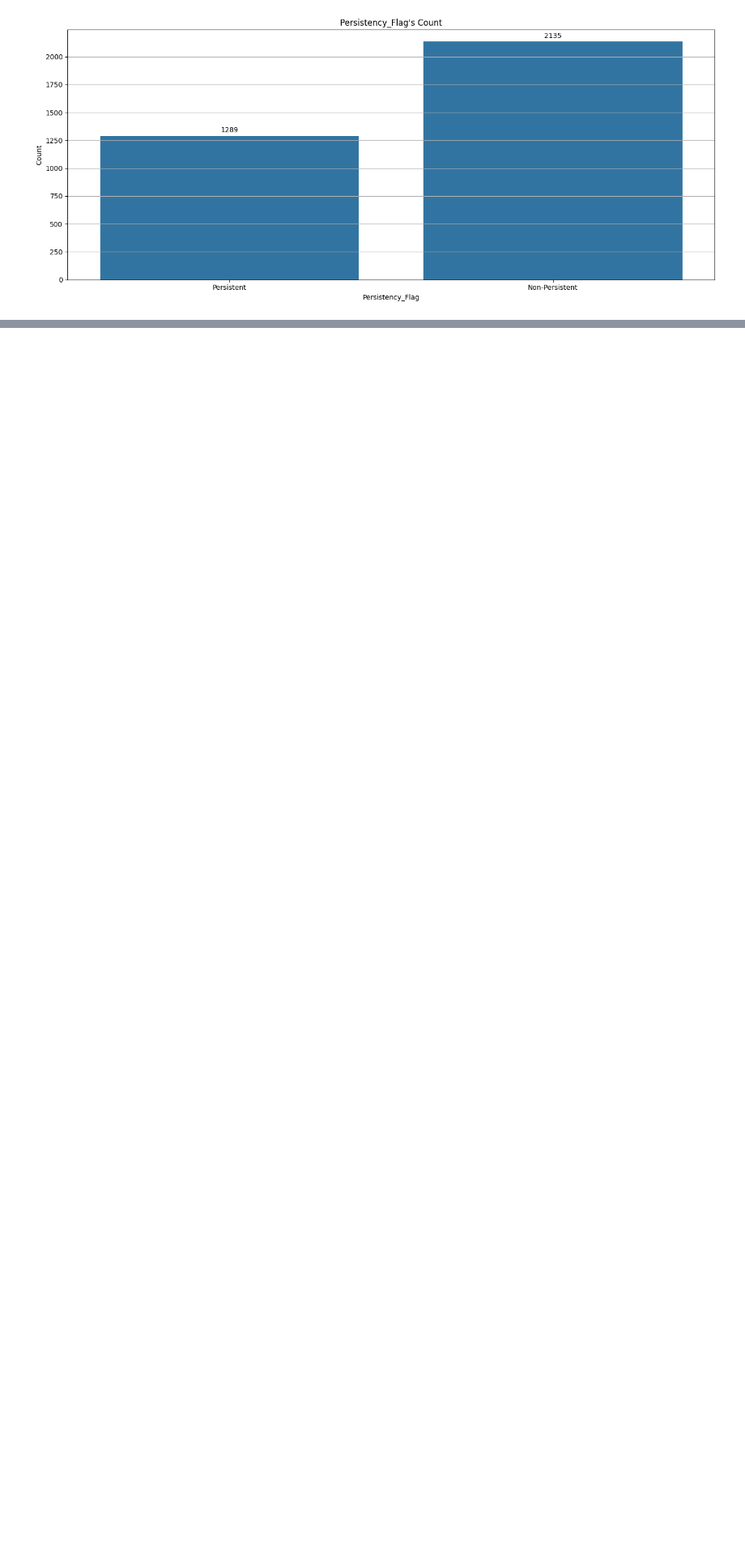
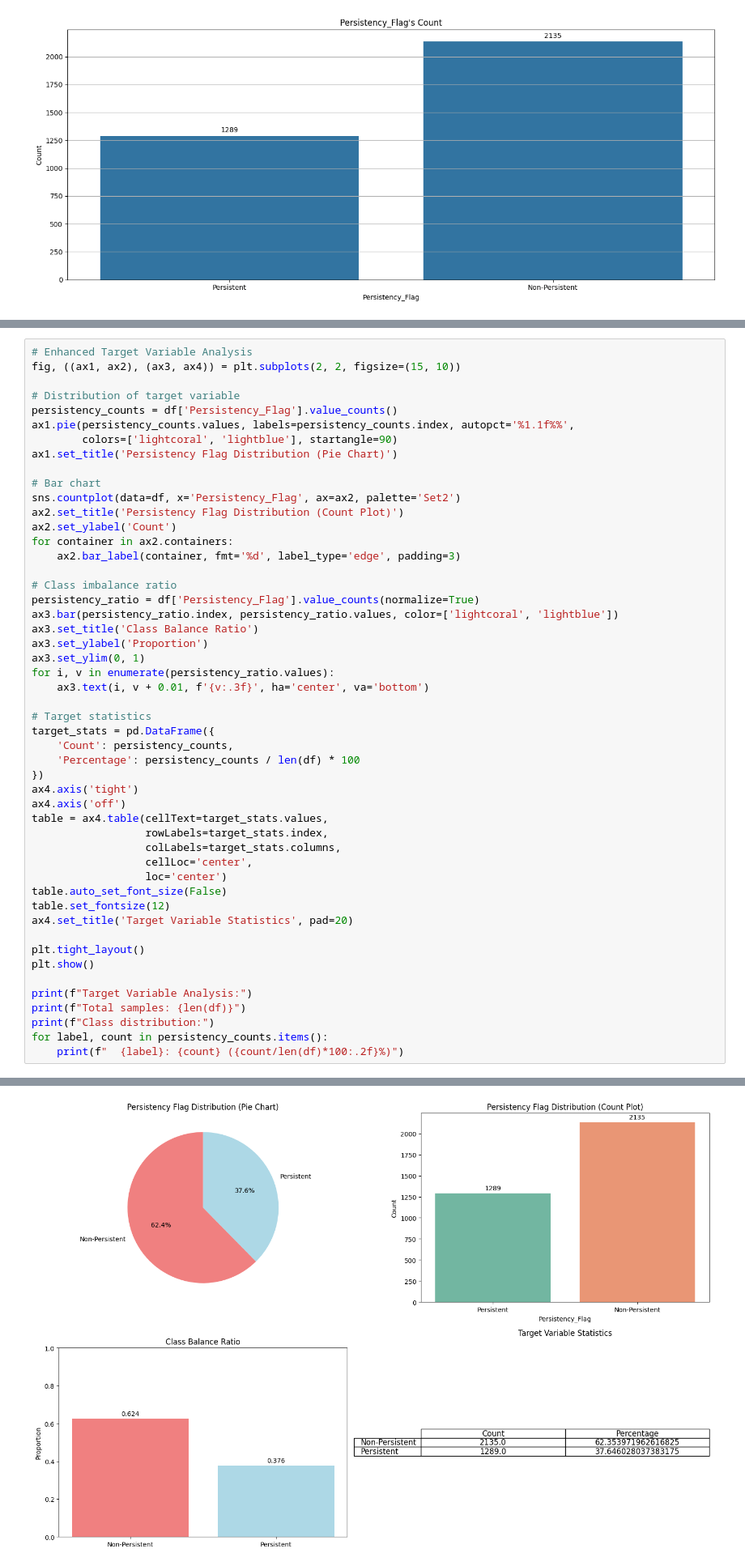
Before and after one commit to SKeval/Persistency-of-Drug-Healthcare-Project, a Jupyter notebook: app.ipynb, the cells around one changed output, grey strips where cells are left out. Shown at 81% size. Drawn from its saved outputs; the diff is of its cells as text; blank space fills up the shorter version.

```diff
--- a/app.ipynb
+++ b/app.ipynb
@@ -93,0 +152,51 @@ plt.show()
+# %%
+# Enhanced Target Variable Analysis
+fig, ((ax1, ax2), (ax3, ax4)) = plt.subplots(2, 2, figsize=(15, 10))
+
+# Distribution of target variable
+persistency_counts = df['Persistency_Flag'].value_counts()
+ax1.pie(persistency_counts.values, labels=persistency_counts.index, autopct='%1.1f%%',
+        colors=['lightcoral', 'lightblue'], startangle=90)
+ax1.set_title('Persistency Flag Distribution (Pie Chart)')
+
+# Bar chart
+sns.countplot(data=df, x='Persistency_Flag', ax=ax2, palette='Set2')
+ax2.set_title('Persistency Flag Distribution (Count Plot)')
+ax2.set_ylabel('Count')
+for container in ax2.containers:
+    ax2.bar_label(container, fmt='%d', label_type='edge', padding=3)
+
+# Class imbalance ratio
+persistency_ratio = df['Persistency_Flag'].value_counts(normalize=True)
+ax3.bar(persistency_ratio.index, persistency_ratio.values, color=['lightcoral', 'lightblue'])
+ax3.set_title('Class Balance Ratio')
+ax3.set_ylabel('Proportion')
+ax3.set_ylim(0, 1)
+for i, v in enumerate(persistency_ratio.values):
+    ax3.text(i, v + 0.01, f'{v:.3f}', ha='center', va='bottom')
+
+# Target statistics
+target_stats = pd.DataFrame({
+    'Count': persistency_counts,
+    'Percentage': persistency_counts / len(df) * 100
+})
+ax4.axis('tight')
+ax4.axis('off')
+table = ax4.table(cellText=target_stats.values,
+                  rowLabels=target_stats.index,
+                  colLabels=target_stats.columns,
+                  cellLoc='center',
+                  loc='center')
+table.auto_set_font_size(False)
+table.set_fontsize(12)
+ax4.set_title('Target Variable Statistics', pad=20)
+
+plt.tight_layout()
+plt.show()
+
+print(f"Target Variable Analysis:")
+print(f"Total samples: {len(df)}")
+print(f"Class distribution:")
+for label, count in persistency_counts.items():
+    print(f"  {label}: {count} ({count/len(df)*100:.2f}%)")
+# %% [output]
@@ -93,0 +206 @@ plt.show()
+[figure, added]
```
Also changed, not shown: parts of 24 cells of this notebook.
